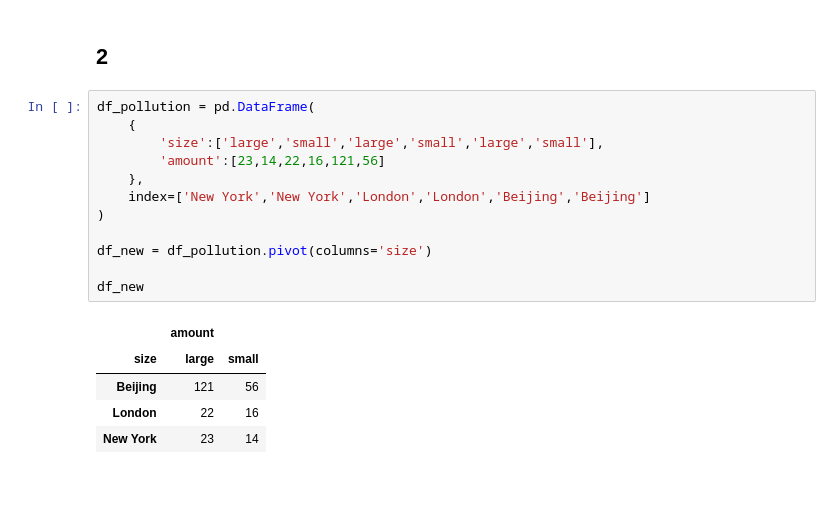
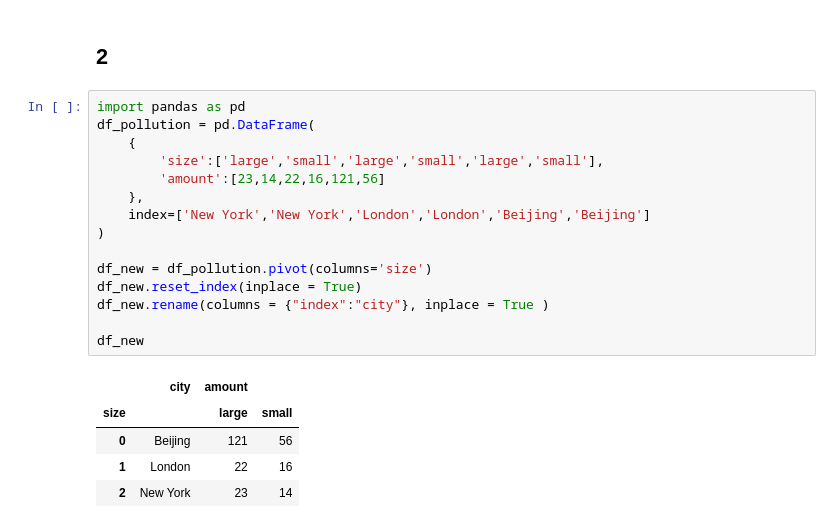
Before and after one commit to Digital-Education-Service/GMD01-PfDS-Noteable, a Jupyter notebook: Unit 4/4.2.3 Noteable — Manipulating DataFrames.ipynb, the cells around one changed output. Drawn from its saved outputs; the diff is of its cells as text; blank space fills up the shorter version.

```diff
--- a/Unit 4/4.2.3 Noteable — Manipulating DataFrames.ipynb
+++ b/Unit 4/4.2.3 Noteable — Manipulating DataFrames.ipynb
@@ -464,20 +476,23 @@ round(df2['count'].mean(),1)
 # %% [markdown]
 ## 2
 # %%
+import pandas as pd
 df_pollution = pd.DataFrame(
     {
         'size':['large','small','large','small','large','small'],
         'amount':[23,14,22,16,121,56]
     },
     index=['New York','New York','London','London','Beijing','Beijing']
 )
 
 df_new = df_pollution.pivot(columns='size')
+df_new.reset_index(inplace = True)
+df_new.rename(columns = {"index":"city"}, inplace = True )
 
 df_new
 # %% [output]
-|  | amount |  |
-| size | large | small |
-| Beijing | 121 | 56 |
-| London | 22 | 16 |
-| New York | 23 | 14 |
+|  | city | amount |  |
+| size |  | large | small |
+| 0 | Beijing | 121 | 56 |
+| 1 | London | 22 | 16 |
+| 2 | New York | 23 | 14 |
```
Also changed, not shown: parts of 10 cells of this notebook, 1 other file.
